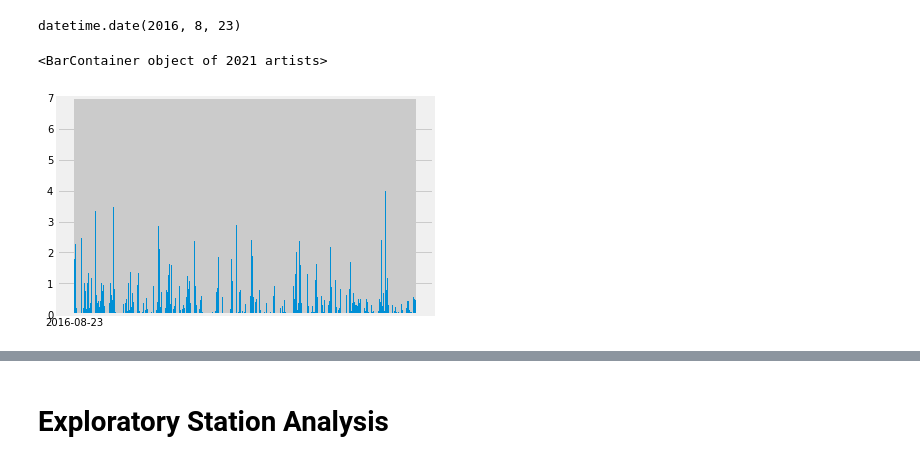
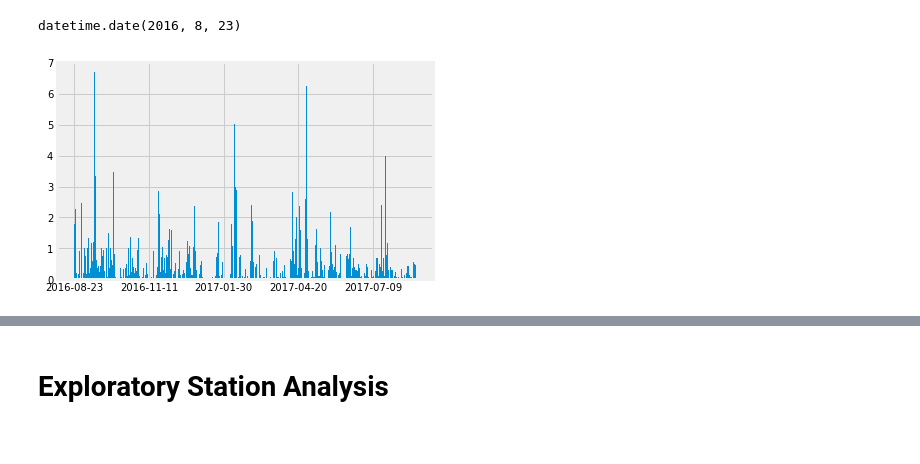
Before and after one commit to engeljason/sql_alchemy_playground, a Jupyter notebook: climate_analysis.ipynb, the cells around one changed output, grey strips where cells are left out. Drawn from its saved outputs; the diff is of its cells as text; code cells hidden in the pictures.

```diff
--- a/climate_analysis.ipynb
+++ b/climate_analysis.ipynb
@@ -54,16 +54,16 @@ datetime.date(2016, 8, 23)
 # %%
 # Design a query to retrieve the last 12 months of precipitation data and plot the results.
 # Starting from the most recent data point in the database.
 df = pd.read_sql(session.query(Measurement.date, Measurement.prcp).filter(Measurement.date >= past).statement, session.bind)\
     .set_index('date')\
         .dropna()\
             .sort_index()
 
-xticks=[date if i%(int(len(df.index)/10)) == 0 else '' for (i, date) in enumerate(df.index)]
+fig, ax = plt.subplots()
 # Use Pandas Plotting with Matplotlib to plot the data
-plt.bar(x = df.index, height=df['prcp'], tick_label = xticks)
+plt.bar(x = df.index, height=df['prcp'], width=1)
+ax.xaxis.set_major_locator(plt.MaxNLocator(6))
 # %% [output]
-<BarContainer object of 2021 artists>
-[figure, old version]
+[figure, new version]
 # %%
 # Use Pandas to calcualte the summary statistics for the precipitation data
```
Also changed, not shown: parts of 7 cells of this notebook, 1 other file.
